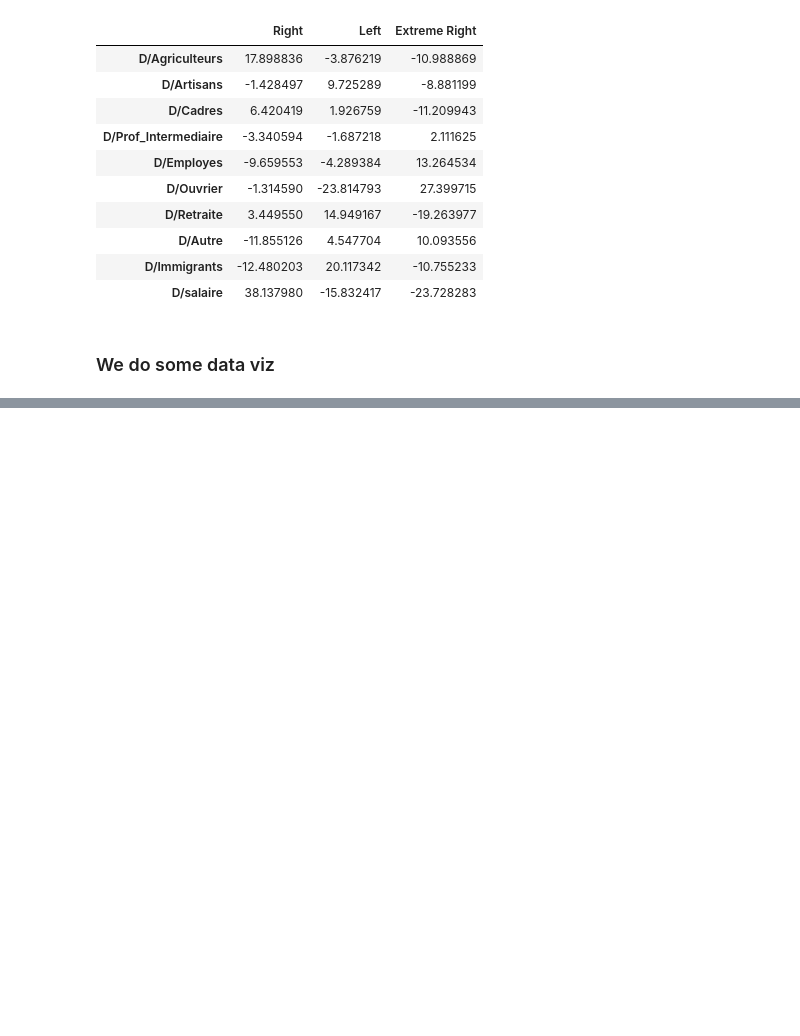
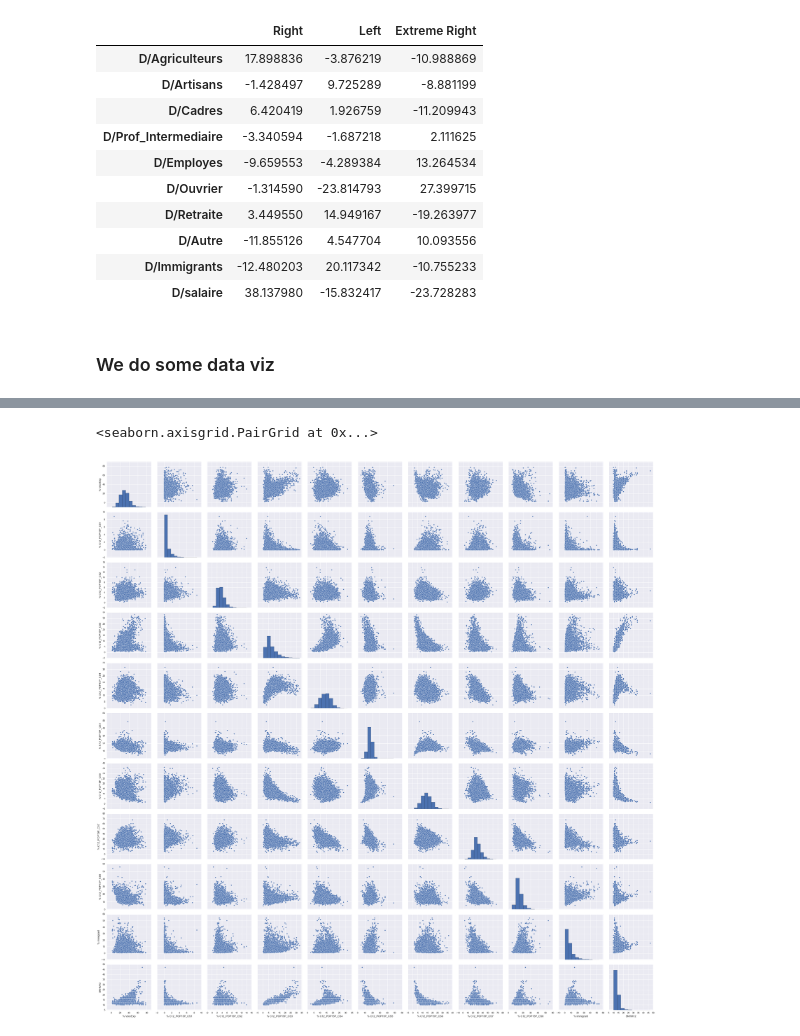
Before and after one commit to du-phan/Electoral-Analysis, a Jupyter notebook: data_analysis.ipynb, the cells around one changed output, grey strips where cells are left out. Cells and saved outputs as stored; diff of their text form; code cells hidden in the pictures; blank space fills up the shorter version.

```diff
--- a/data_analysis.ipynb
+++ b/data_analysis.ipynb
@@ -126,0 +153,6 @@ sinplot()
+# %%
+df = selected_data_right.dropna()
+sns.pairplot(df[df.columns[2:]])
+# %% [output]
+<seaborn.axisgrid.PairGrid at 0x...>
+[figure, added]
```
Also changed, not shown: parts of 6 cells of this notebook.
